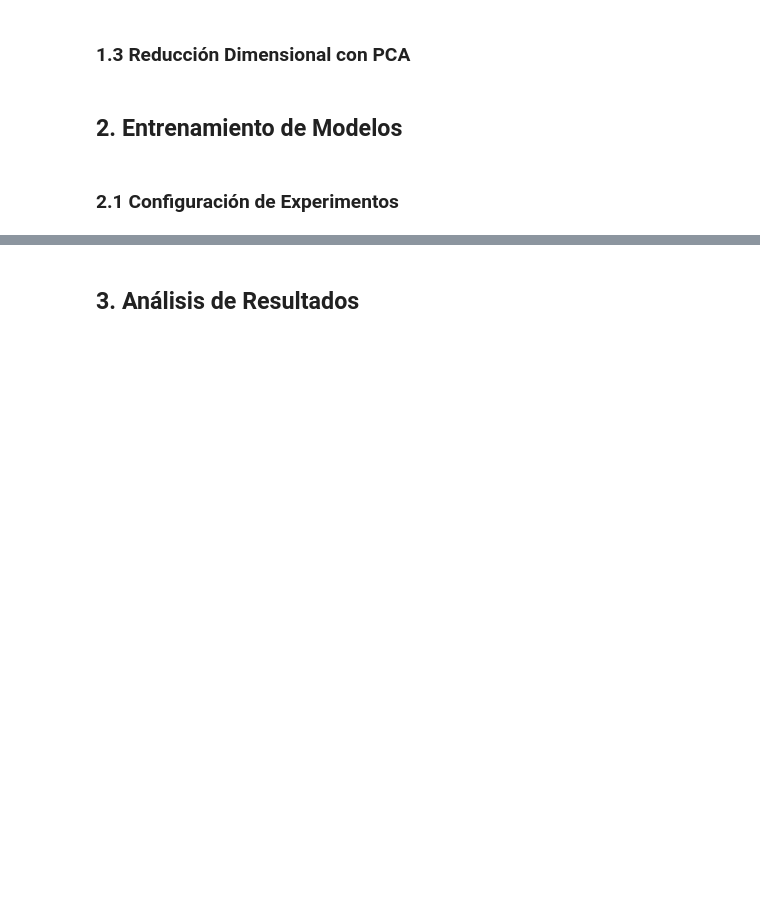
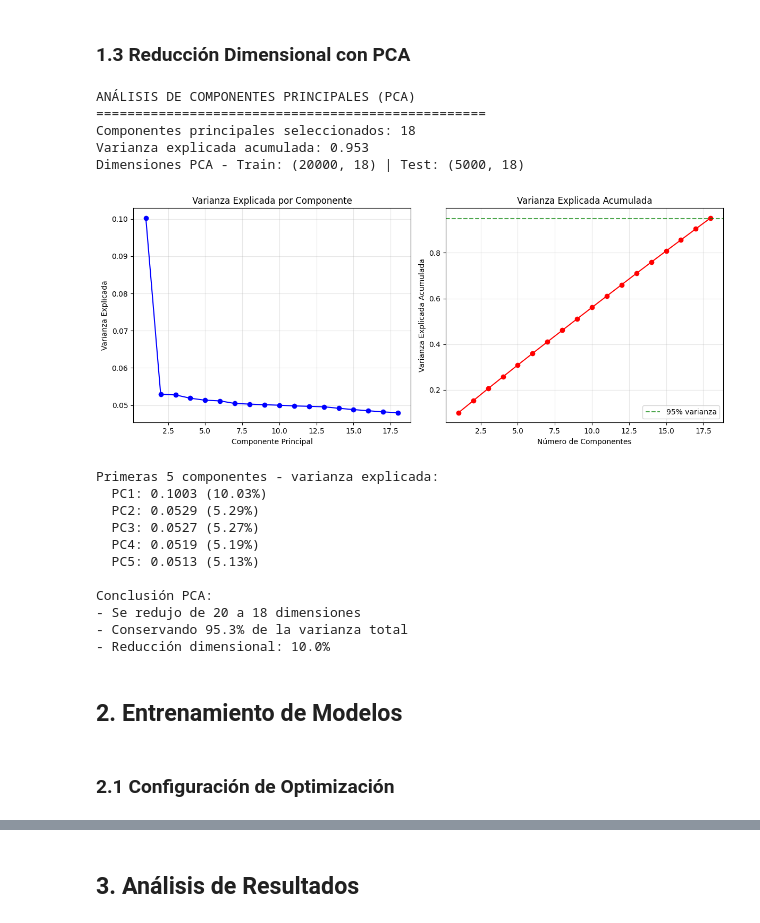
Before and after one commit to ML-2025-2-UTEC/P1-Classification, a Jupyter notebook: notebooks/03_modeling.ipynb, the cells around one changed output, grey strips where cells are left out. Cells and saved outputs as stored; diff of their text form; code cells hidden in the pictures; blank space fills up the shorter version.

Commit message:
Model training done

```diff
--- a/notebooks/03_modeling.ipynb
+++ b/notebooks/03_modeling.ipynb
@@ -124,44 +171,71 @@ print(f"X_train: {X_train_selected.shape} | X_test: {X_test_selected.shape}")
 print("ANÁLISIS DE COMPONENTES PRINCIPALES (PCA)")
 print("="*50)
 
-# Aplicar PCA manteniendo 95% de varianza
-pca = DimensionalityReducer(explained_variance_threshold=0.95)
+# Usar sklearn PCA manteniendo 95% de varianza
+pca = PCA(n_components=0.95, random_state=42)
 X_train_pca = pca.fit_transform(X_train_selected.values)
 X_test_pca = pca.transform(X_test_selected.values)
 
-print(f"Componentes principales seleccionados: {pca.n_components_selected}")
-print(f"Varianza explicada acumulada: {np.sum(pca.explained_variance_ratio_):.3f}")
+n_components = pca.n_components_
+explained_variance_ratio = pca.explained_variance_ratio_
+total_variance = np.sum(explained_variance_ratio)
+
+print(f"Componentes principales seleccionados: {n_components}")
+print(f"Varianza explicada acumulada: {total_variance:.3f}")
 print(f"Dimensiones PCA - Train: {X_train_pca.shape} | Test: {X_test_pca.shape}")
 
 # Visualizar varianza explicada
 plt.figure(figsize=(12, 5))
 
 plt.subplot(1, 2, 1)
-plt.plot(range(1, len(pca.explained_variance_ratio_) + 1),
-         pca.explained_variance_ratio_, 'bo-', markersize=6)
+plt.plot(range(1, len(explained_variance_ratio) + 1),
+         explained_variance_ratio, 'bo-', markersize=6)
 plt.xlabel('Componente Principal')
 plt.ylabel('Varianza Explicada')
 plt.title('Varianza Explicada por Componente')
 plt.grid(True, alpha=0.3)
 
 plt.subplot(1, 2, 2)
-cumsum_variance = np.cumsum(pca.explained_variance_ratio_)
+cumsum_variance = np.cumsum(explained_variance_ratio)
 plt.plot(range(1, len(cumsum_variance) + 1), cumsum_variance, 'ro-', markersize=6)
 plt.axhline(y=0.95, color='g', linestyle='--', alpha=0.7, label='95% varianza')
 plt.xlabel('Número de Componentes')
 plt.ylabel('Varianza Explicada Acumulada')
 plt.title('Varianza Explicada Acumulada')
 plt.legend()
 plt.grid(True, alpha=0.3)
 
 plt.tight_layout()
 plt.show()
 
 print(f"\nPrimeras 5 componentes - varianza explicada:")
-for i, var_exp in enumerate(pca.explained_variance_ratio_[:5]):
+for i, var_exp in enumerate(explained_variance_ratio[:5]):
     print(f"  PC{i+1}: {var_exp:.4f} ({var_exp*100:.2f}%)")
+
+print(f"\nConclusión PCA:")
+print(f"- Se redujo de {X_train_selected.shape[1]} a {n_components} dimensiones")
+print(f"- Conservando {total_variance:.1%} de la varianza total")
+print(f"- Reducción dimensional: {((X_train_selected.shape[1] - n_components) / X_train_selected.shape[1]):.1%}")
+# %% [output]
+ANÁLISIS DE COMPONENTES PRINCIPALES (PCA)
+==================================================
+Componentes principales seleccionados: 18
+Varianza explicada acumulada: 0.953
+Dimensiones PCA - Train: (20000, 18) | Test: (5000, 18)
+[figure, added]
+Primeras 5 componentes - varianza explicada:
+  PC1: 0.1003 (10.03%)
+  PC2: 0.0529 (5.29%)
+  PC3: 0.0527 (5.27%)
+  PC4: 0.0519 (5.19%)
+  PC5: 0.0513 (5.13%)
+
+Conclusión PCA:
+- Se redujo de 20 a 18 dimensiones
+- Conservando 95.3% de la varianza total
+- Reducción dimensional: 10.0%
 # %% [markdown]
 ## 2. Entrenamiento de Modelos
 # %% [markdown]
-### 2.1 Configuración de Experimentos
+### 2.1 Configuración de Optimización
 # %%
```
Also changed, not shown: parts of 20 cells of this notebook, 3 other files.
